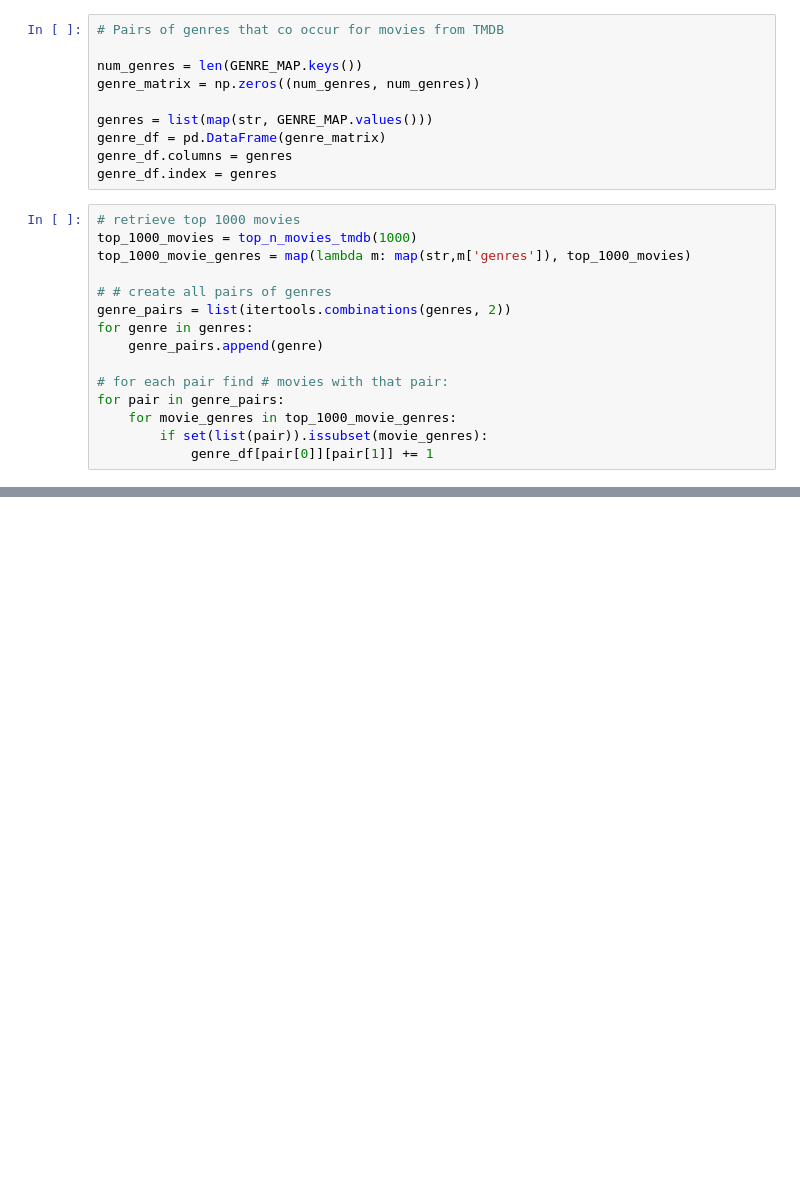
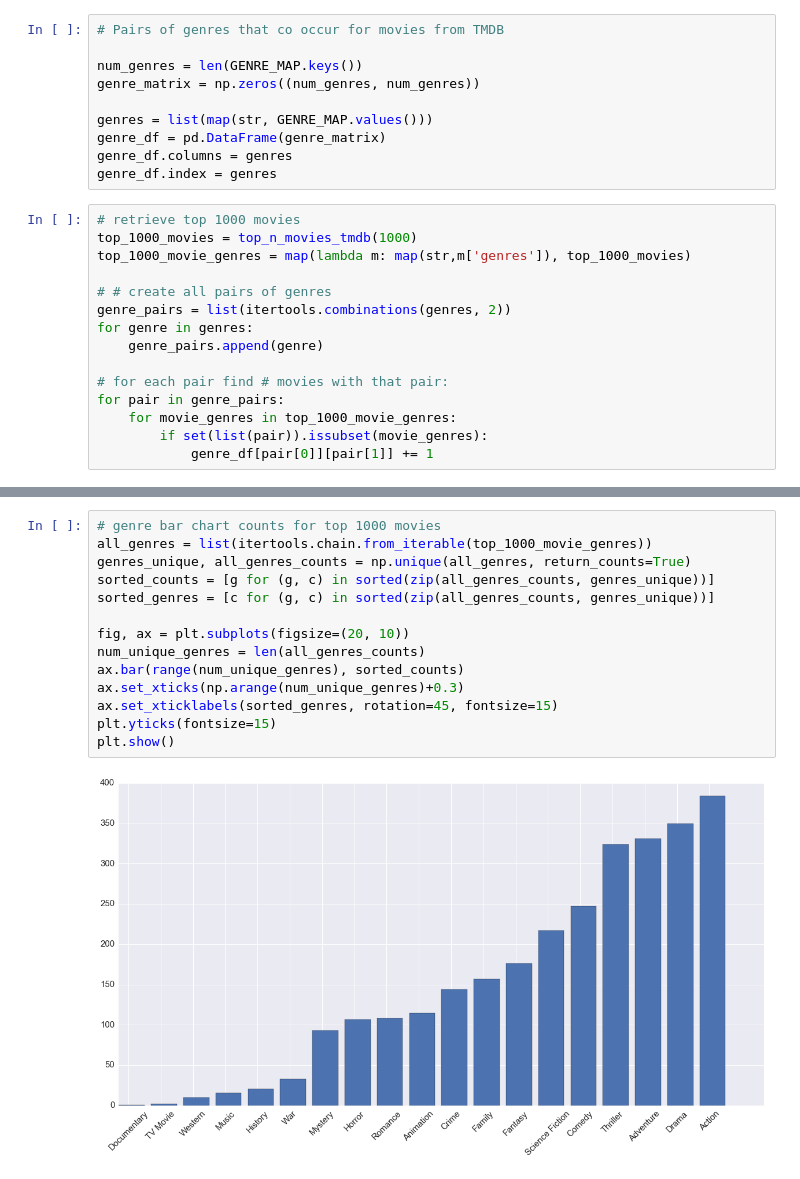
Before and after one commit to nikhilaravi/neuralnetflix, a Jupyter notebook: milestone1/data_exploration_nikki.ipynb, the cells around one changed output, grey strips where cells are left out. Cells and saved outputs as stored; diff of their text form; blank space fills up the shorter version.

```diff
--- a/milestone1/data_exploration_nikki.ipynb
+++ b/milestone1/data_exploration_nikki.ipynb
@@ -181,0 +208,16 @@ sns.heatmap(genre_df, annot=True,fmt="g")
+# %%
+# genre bar chart counts for top 1000 movies
+all_genres = list(itertools.chain.from_iterable(top_1000_movie_genres))
+genres_unique, all_genres_counts = np.unique(all_genres, return_counts=True)
+sorted_counts = [g for (g, c) in sorted(zip(all_genres_counts, genres_unique))]
+sorted_genres = [c for (g, c) in sorted(zip(all_genres_counts, genres_unique))]
+
+fig, ax = plt.subplots(figsize=(20, 10))
+num_unique_genres = len(all_genres_counts)
+ax.bar(range(num_unique_genres), sorted_counts)
+ax.set_xticks(np.arange(num_unique_genres)+0.3)
+ax.set_xticklabels(sorted_genres, rotation=45, fontsize=15)
+plt.yticks(fontsize=15)
+plt.show()
+# %% [output]
+[figure, added]
```
Also changed, not shown: parts of 10 cells of this notebook.
